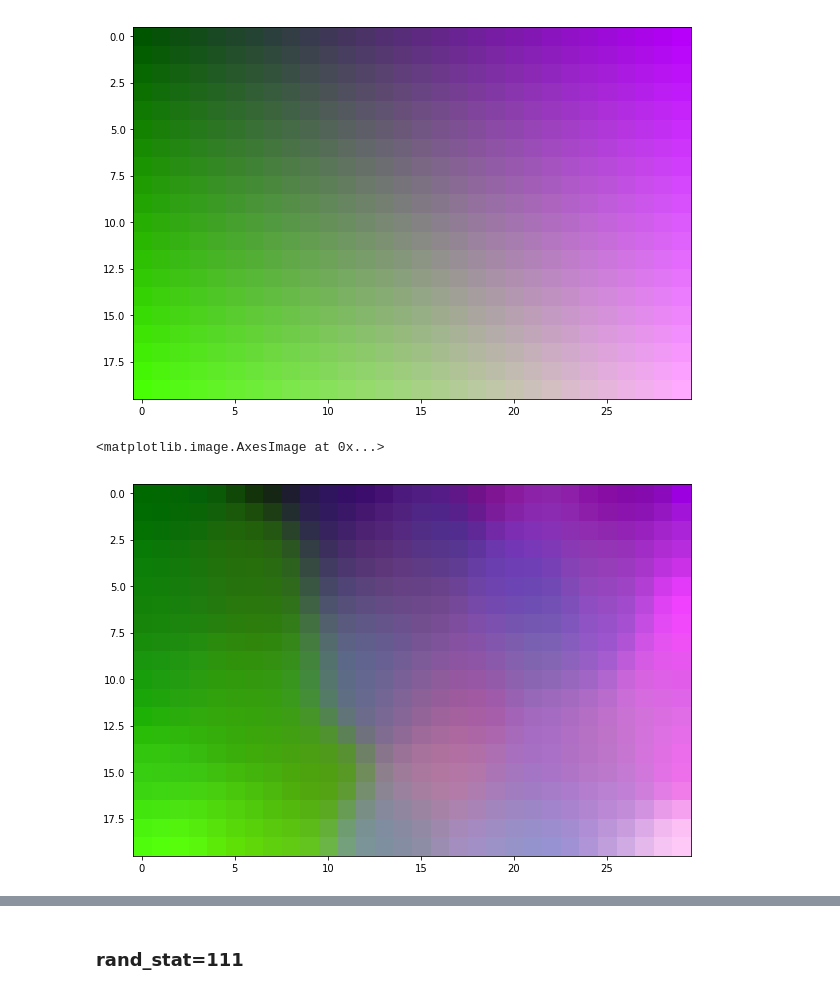
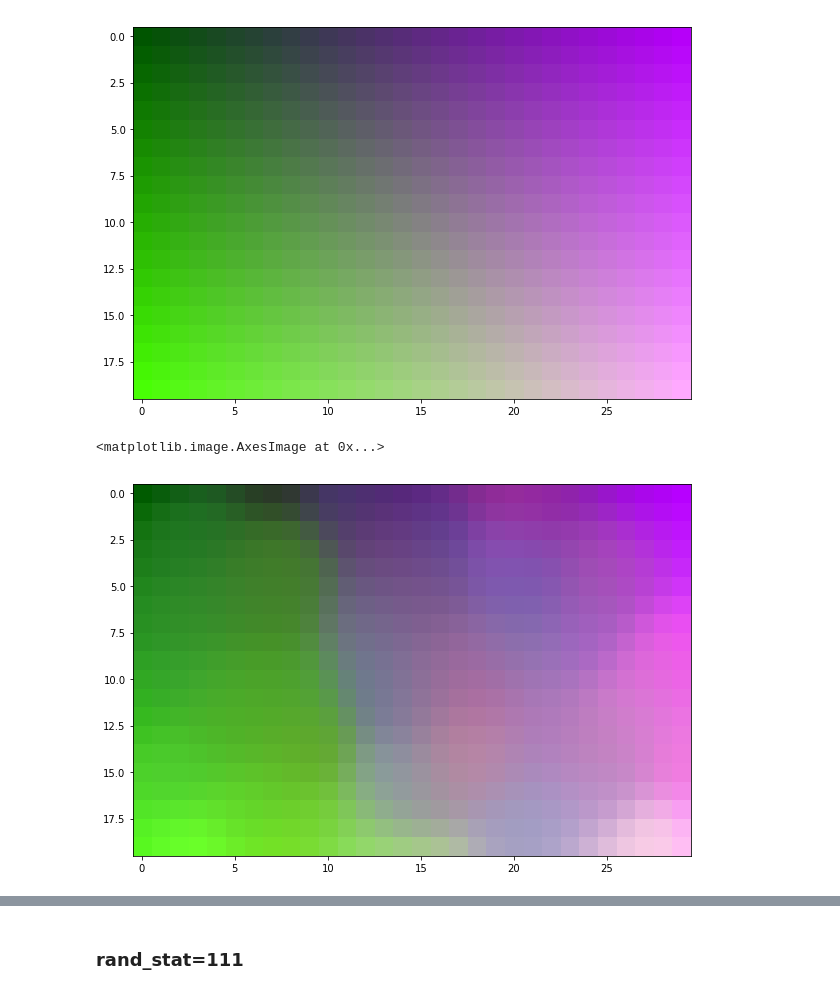
Before and after one commit to darecophoenixx/wordroid.sblo.jp, a Jupyter notebook: demo/som/demo_iris_001.ipynb, the cells around one changed output, grey strips where cells are left out. Cells and saved outputs as stored; diff of their text form; code cells hidden in the pictures.

```diff
--- a/demo/som/demo_iris_001.ipynb
+++ b/demo/som/demo_iris_001.ipynb
@@ -107,8 +107,8 @@ plt.imshow(img)
 <matplotlib.image.AxesImage at 0x...>
 [figure]
 # %%
-for ii in range(150):
-    delta = sobj.calc_delta(X_sc, sobj.K, gamma=0.1)
+for ii in range(300):
+    delta = sobj.calc_delta(X_sc, sobj.K, r=1.5)
     sobj.K += delta
 img = som.conv2img(sobj.K, (20, 30))
 plt.figure(figsize=(10, 10))
@@ -168,15 +168,15 @@ plt.imshow(img)
 <matplotlib.image.AxesImage at 0x...>
 [figure]
 # %%
-for ii in range(150):
+for ii in range(300):
     delta = sobj.calc_delta(X_sc, sobj.K, gamma=0.1)
     sobj.K += delta
 img = som.conv2img(sobj.K, (20, 30))
 plt.figure(figsize=(10, 10))
 plt.imshow(img)
 # %% [output]
 <matplotlib.image.AxesImage at 0x...>
-[figure, old version]
+[figure, new version]
 # %%
 '''plot K(codebooks)'''
 df = pd.DataFrame(sobj.K)
```
Also changed, not shown: parts of 14 cells of this notebook.
